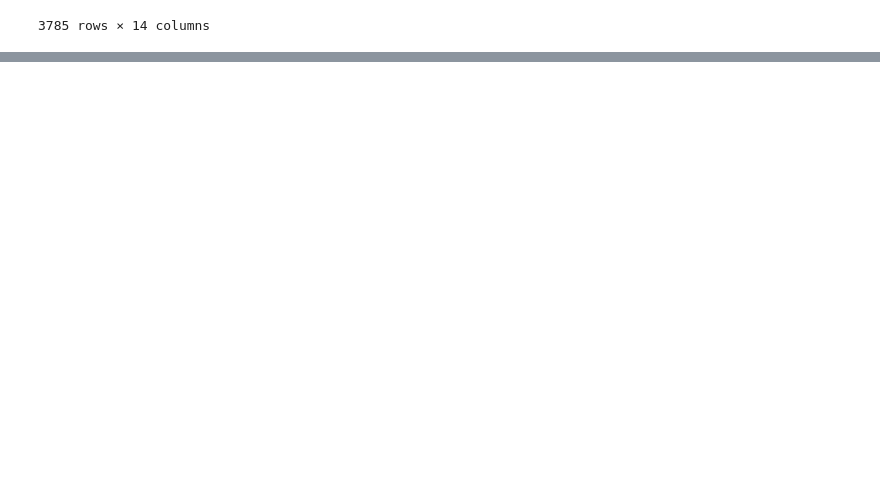
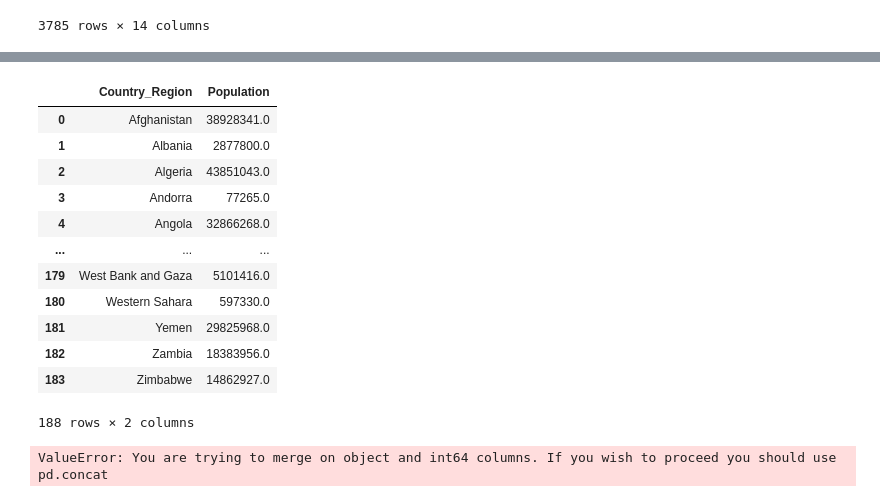
Before and after one commit to phuphan626/Group-4-Project-1, a Jupyter notebook: analysis/Covid-19-analysis.ipynb, the cells around one changed output, grey strips where cells are left out. Drawn from its saved outputs; the diff is of its cells as text; code cells hidden in the pictures; blank space fills up the shorter version.

```diff
--- a/analysis/Covid-19-analysis.ipynb
+++ b/analysis/Covid-19-analysis.ipynb
@@ -146,0 +153,42 @@ cleaned_global_dataset
+# %%
+# Work with the global population_dataset to get the population for the us and the rest.
+population_df=pd.DataFrame(columns=['Country_Region','Population'])
+# Get the list of names countries in the global.
+global_list_name=cleaned_global_dataset['Country_Region'].unique()
+# grouped_df=population_dataset.groupby(['Country_Region'])
+# sum1=(grouped_df['Population'].sum())/2
+
+# population_df['Population']=sum1
+# population_df.reset_index()
+# population_df.loc[population_df['Country_Region']=='US']
+for i,row in population_dataset.iterrows():
+    if row['Country_Region'] == row['Combined_Key']:
+        population_df=population_df.append({'Country_Region':row['Country_Region'],'Population':row['Population']},ignore_index=True)
+
+
+population_df.sort_values(by='Country_Region')
+# %% [output]
+|  | Country_Region | Population |
+| 0 | Afghanistan | 38928341.0 |
+| 1 | Albania | 2877800.0 |
+| 2 | Algeria | 43851043.0 |
+| 3 | Andorra | 77265.0 |
+| 4 | Angola | 32866268.0 |
+| ... | ... | ... |
+| 179 | West Bank and Gaza | 5101416.0 |
+| 180 | Western Sahara | 597330.0 |
+| 181 | Yemen | 29825968.0 |
+| 182 | Zambia | 18383956.0 |
+| 183 | Zimbabwe | 14862927.0 |
+188 rows × 2 columns
+# %%
+grouped_global=cleaned_global_dataset.groupby('Country_Region')
+mortality_rate=grouped_global['Deaths'].sum().reset_index()
+mortality_rate.sort_values(by='Country_Region')
+# mortality_rate.loc[mortality_rate['Country_Region']=='US']
+# sorted_value=mortality_rate.sort_values(by='Country_Region')
+# population_df['Mortality']=sorted_value['Deaths']
+# # # population_df.loc[:,'Mortality'=mortality_rate]
+joined_df=population_df.join(mortality_rate,how='left',on='Country_Region')
+# %% [output]
+ValueError: You are trying to merge on object and int64 columns. If you wish to proceed you should use pd.concat
```
Also changed, not shown: parts of 5 cells of this notebook.
